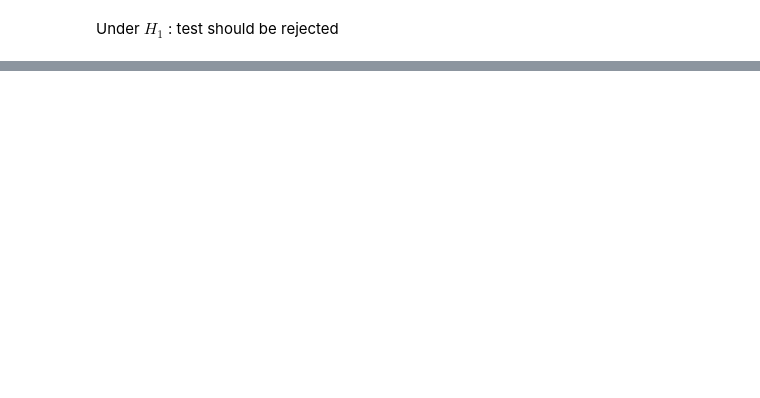
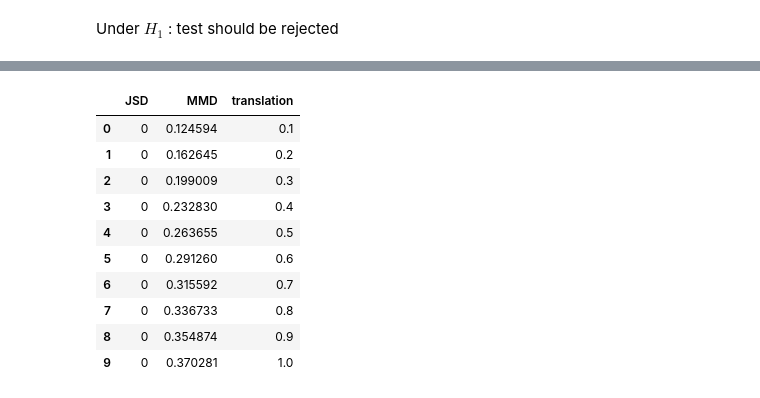
Before and after one commit to mariondechallens/GMDA, a Jupyter notebook: Results.ipynb, the cells around one changed output, grey strips where cells are left out. Saved outputs shown, nothing was run; the diff lists cells and outputs as text; code cells hidden in the pictures; blank space fills up the shorter version.

```diff
--- a/Results.ipynb
+++ b/Results.ipynb
@@ -192,0 +228,49 @@ Wall time: 665 ms
+# %%
+def compare(g1,g2):
+
+    #JSD
+    rd.seed(0)
+    kofn_power = 0.66
+    fk = DDBC_feedback(
+        g1, g2,
+    )
+
+    fk.permutation_test(n_permutations=n_permutations)
+
+    #MMD
+    kernel_class = GaussianKernel()
+    test = MMD_test(kernel_class=kernel_class, alpha=0.05, biased=True)
+
+    test.fit(X=g1, Y=g2, verbose=False)
+
+    return fk.b, test.T
+# %%
+l_j = []
+l_m = []
+
+g2 = gaussian_mix(d=2,N=3,t=0,n=100, s=1, seed=2)
+for t in range(1,11):
+    g1 = gaussian_mix(d=2,N=3,t=t*0.1,n=100, s=1, seed=1)
+    comparison  = compare(g1,g2)
+    l_j.append(comparison[0])
+    l_m.append(comparison[1])
+
+df = pd.DataFrame()
+df['JSD'] = l_j
+df['MMD'] = l_m
+df['translation'] = range(1,11)
+df['translation'] = df['translation']*0.1
+# %%
+df
+# %% [output]
+|  | JSD | MMD | translation |
+| 0 | 0 | 0.124594 | 0.1 |
+| 1 | 0 | 0.162645 | 0.2 |
+| 2 | 0 | 0.199009 | 0.3 |
+| 3 | 0 | 0.232830 | 0.4 |
+| 4 | 0 | 0.263655 | 0.5 |
+| 5 | 0 | 0.291260 | 0.6 |
+| 6 | 0 | 0.315592 | 0.7 |
+| 7 | 0 | 0.336733 | 0.8 |
+| 8 | 0 | 0.354874 | 0.9 |
+| 9 | 0 | 0.370281 | 1.0 |
```
Also changed, not shown: parts of 7 cells of this notebook.
